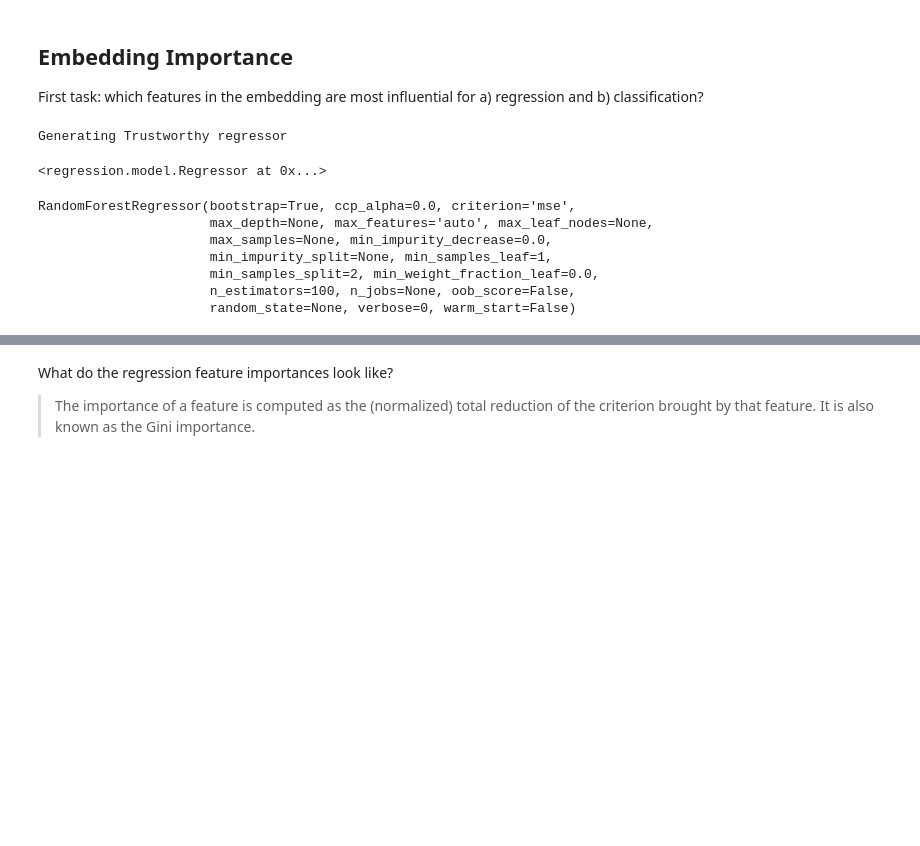
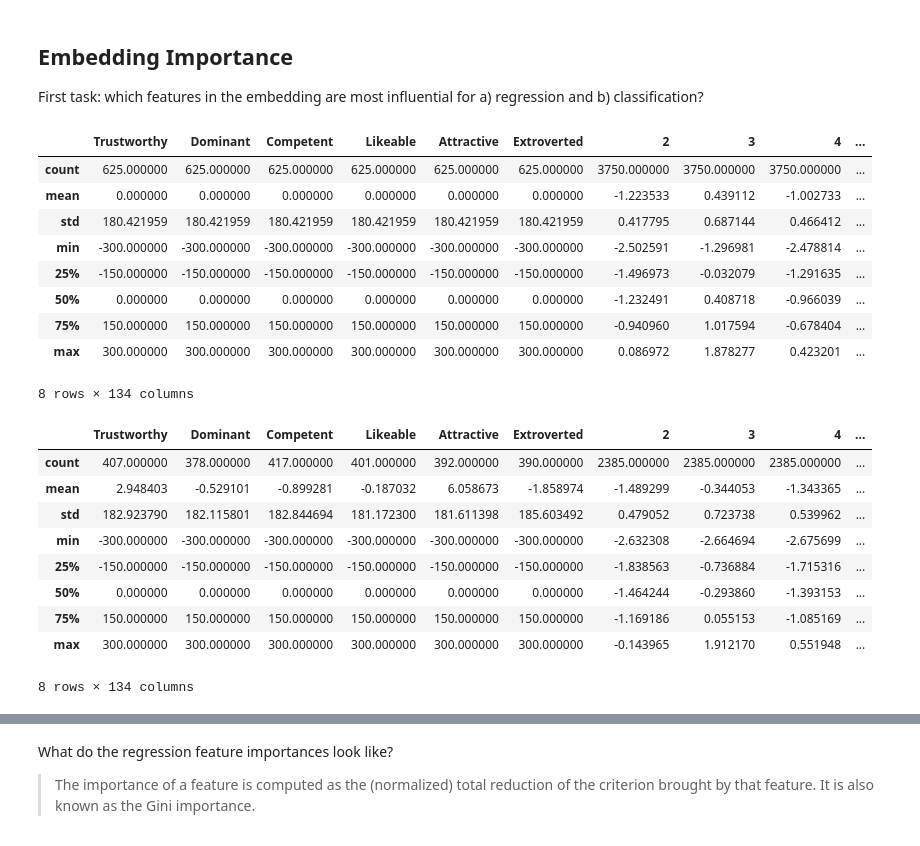
Before and after one commit to ryansteed/learning-appearance-bias, a Jupyter notebook: notebooks/feature-analysis.ipynb, the cells around one changed output, grey strips where cells are left out. Cells and saved outputs as stored; diff of their text form; code cells hidden in the pictures; blank space fills up the shorter version.

```diff
--- a/notebooks/feature-analysis.ipynb
+++ b/notebooks/feature-analysis.ipynb
@@ -62,24 +76,31 @@ labels
 ## Embedding Importance
 
 First task: which features in the embedding are most influential for a) regression and b) classification?
-# %%
-from regression.api import get_regressor
-reg = get_regressor(label, image_dir)
-reg
-# %% [output]
-Generating Trustworthy regressor
-<regression.model.Regressor at 0x...>
 # %%
 from regression.api import merge_x_y
 
 df = merge_x_y(features_train, labels)
-reg = Regressor(df, label)
-reg.fit(split=False)
+df_aligned = merge_x_y(features_train_aligned, labels)
+display(df.describe())
+df_aligned.describe()
 # %% [output]
+|  | Trustworthy | Dominant | Competent | Likeable | Attractive | Extroverted | 2 | 3 | 4 | ... |
+| count | 625.000000 | 625.000000 | 625.000000 | 625.000000 | 625.000000 | 625.000000 | 3750.000000 | 3750.000000 | 3750.000000 | ... |
+| mean | 0.000000 | 0.000000 | 0.000000 | 0.000000 | 0.000000 | 0.000000 | -1.223533 | 0.439112 | -1.002733 | ... |
+| std | 180.421959 | 180.421959 | 180.421959 | 180.421959 | 180.421959 | 180.421959 | 0.417795 | 0.687144 | 0.466412 | ... |
+| min | -300.000000 | -300.000000 | -300.000000 | -300.000000 | -300.000000 | -300.000000 | -2.502591 | -1.296981 | -2.478814 | ... |
+| 25% | -150.000000 | -150.000000 | -150.000000 | -150.000000 | -150.000000 | -150.000000 | -1.496973 | -0.032079 | -1.291635 | ... |
+| 50% | 0.000000 | 0.000000 | 0.000000 | 0.000000 | 0.000000 | 0.000000 | -1.232491 | 0.408718 | -0.966039 | ... |
+| 75% | 150.000000 | 150.000000 | 150.000000 | 150.000000 | 150.000000 | 150.000000 | -0.940960 | 1.017594 | -0.678404 | ... |
+| max | 300.000000 | 300.000000 | 300.000000 | 300.000000 | 300.000000 | 300.000000 | 0.086972 | 1.878277 | 0.423201 | ... |
-RandomForestRegressor(bootstrap=True, ccp_alpha=0.0, criterion='mse',
-                      max_depth=None, max_features='auto', max_leaf_nodes=None,
-                      max_samples=None, min_impurity_decrease=0.0,
-                      min_impurity_split=None, min_samples_leaf=1,
-                      min_samples_split=2, min_weight_fraction_leaf=0.0,
-                      n_estimators=100, n_jobs=None, oob_score=False,
-                      random_state=None, verbose=0, warm_start=False)
+8 rows × 134 columns
+|  | Trustworthy | Dominant | Competent | Likeable | Attractive | Extroverted | 2 | 3 | 4 | ... |
+| count | 407.000000 | 378.000000 | 417.000000 | 401.000000 | 392.000000 | 390.000000 | 2385.000000 | 2385.000000 | 2385.000000 | ... |
+| mean | 2.948403 | -0.529101 | -0.899281 | -0.187032 | 6.058673 | -1.858974 | -1.489299 | -0.344053 | -1.343365 | ... |
+| std | 182.923790 | 182.115801 | 182.844694 | 181.172300 | 181.611398 | 185.603492 | 0.479052 | 0.723738 | 0.539962 | ... |
+| min | -300.000000 | -300.000000 | -300.000000 | -300.000000 | -300.000000 | -300.000000 | -2.632308 | -2.664694 | -2.675699 | ... |
+| 25% | -150.000000 | -150.000000 | -150.000000 | -150.000000 | -150.000000 | -150.000000 | -1.838563 | -0.736884 | -1.715316 | ... |
+| 50% | 0.000000 | 0.000000 | 0.000000 | 0.000000 | 0.000000 | 0.000000 | -1.464244 | -0.293860 | -1.393153 | ... |
+| 75% | 150.000000 | 150.000000 | 150.000000 | 150.000000 | 150.000000 | 150.000000 | -1.169186 | 0.055153 | -1.085169 | ... |
+| max | 300.000000 | 300.000000 | 300.000000 | 300.000000 | 300.000000 | 300.000000 | -0.143965 | 1.912170 | 0.551948 | ... |
+8 rows × 134 columns
```
Also changed, not shown: parts of 19 cells of this notebook, 1 other file.
